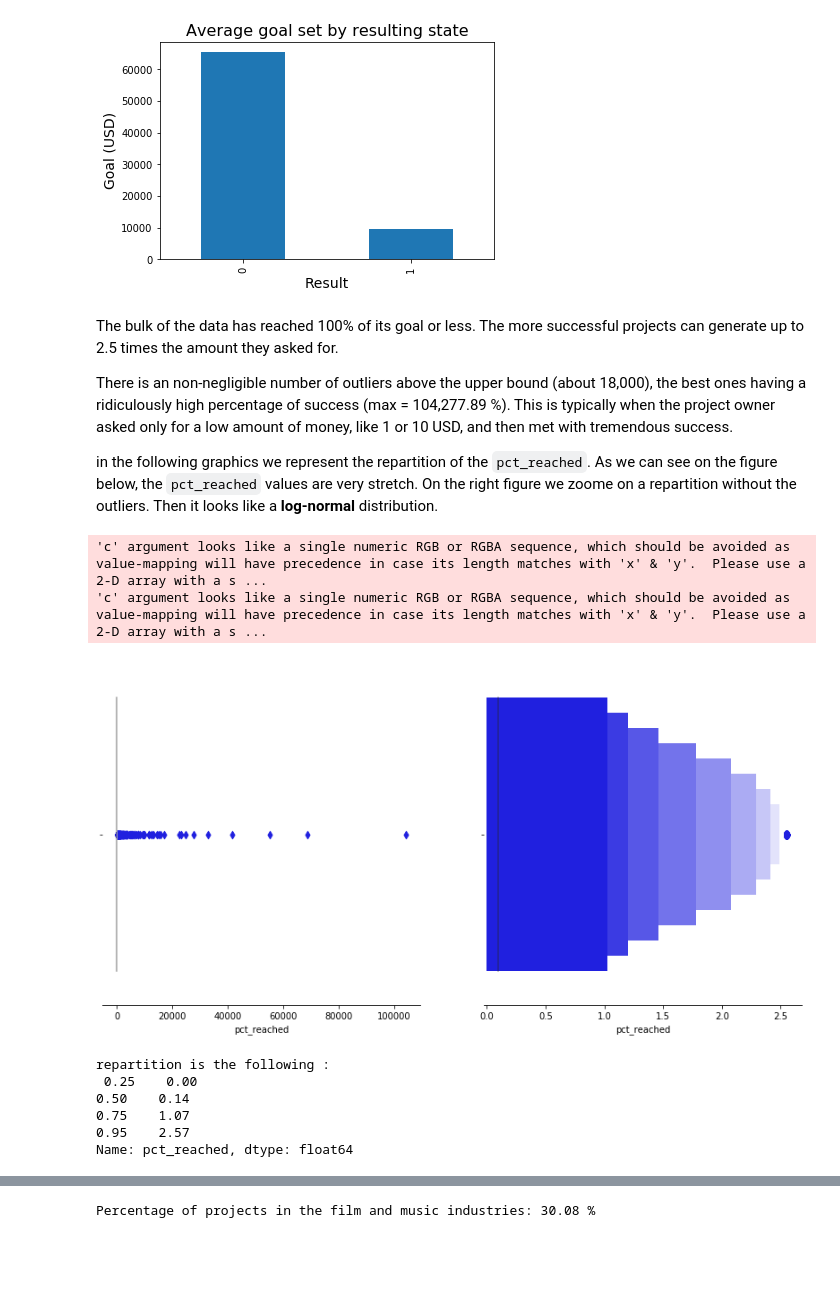
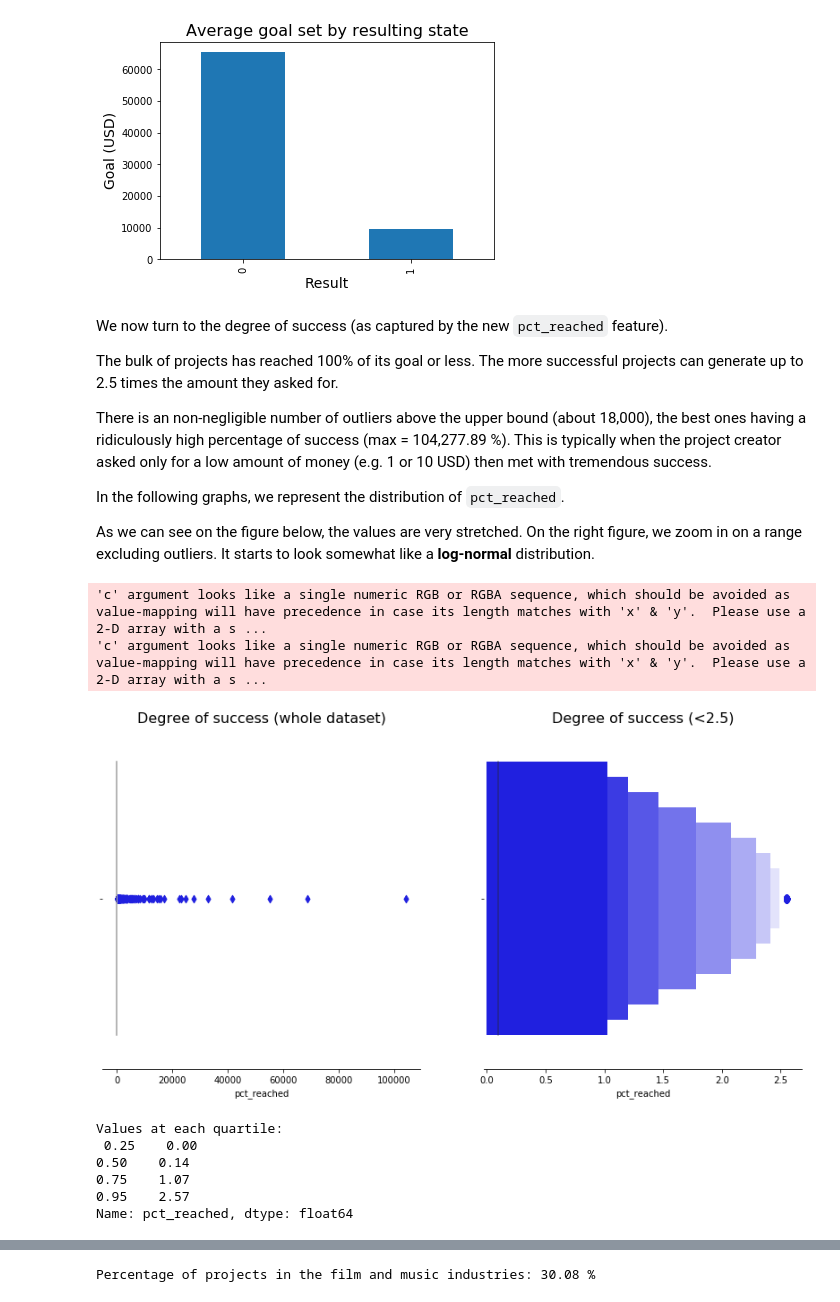
Before and after one commit to tbacha/DMML2019_Team_Apple, a Jupyter notebook: code/Kickstarter_notebook_Team_Apple_EDA.ipynb, the cells around one changed output, grey strips where cells are left out. Drawn from its saved outputs; the diff is of its cells as text; code cells hidden in the pictures; blank space fills up the shorter version.

```diff
--- a/code/Kickstarter_notebook_Team_Apple_EDA.ipynb
+++ b/code/Kickstarter_notebook_Team_Apple_EDA.ipynb
@@ -193,25 +199,27 @@ ax.set_ylabel("Goal (USD)", size=14)
 Text(0, 0.5, 'Goal (USD)')
 [figure]
 # %% [markdown]
-The bulk of the data has reached 100% of its goal or less. The more successful projects can generate up to 2.5 times the amount they asked for.
+We now turn to the degree of success (as captured by the new `pct_reached` feature).
 
-There is an non-negligible number of outliers above the upper bound (about 18,000), the best ones having a ridiculously high percentage of success (max = 104,277.89 %). This is typically when the project owner asked only for a low amount of money, like 1 or 10 USD, and then met with tremendous success.
+The bulk of projects has reached 100% of its goal or less. The more successful projects can generate up to 2.5 times the amount they asked for.
 
-in the following graphics we represent the repartition of the `pct_reached`.
-As we can see on the figure below, the `pct_reached` values are very stretch. On the right figure we zoome on a repartition without the outliers.
-Then it looks like a **log-normal** distribution.
+There is an non-negligible number of outliers above the upper bound (about 18,000), the best ones having a ridiculously high percentage of success (max = 104,277.89 %). This is typically when the project creator asked only for a low amount of money (e.g. 1 or 10 USD) then met with tremendous success.
+
+In the following graphs, we represent the distribution of `pct_reached`.
+
+As we can see on the figure below, the values are very stretched. On the right figure, we zoom in on a range excluding outliers. It starts to look somewhat like a **log-normal** distribution.
 # %%
 f, axes = plt.subplots(1, 2, figsize=(14, 7), sharex=False)
 sns.despine(left=True)
-sns.boxenplot(x="pct_reached",color="b", scale="linear", data=df,ax=axes[0])
-sns.boxenplot(x="pct_reached",color="b", scale="linear", data=df[df["pct_reached"]<2.57],ax=axes[1])
+sns.boxenplot(x="pct_reached",color="b", scale="linear", data=df,ax=axes[0]).set_title("Degree of success (whole dataset)", size=16)
+sns.boxenplot(x="pct_reached",color="b", scale="linear", data=df[df["pct_reached"]<2.57],ax=axes[1]).set_title("Degree of success (<2.5)", size=16)
 plt.show()
-print("repartition is the following :\n",df["pct_reached"].quantile([0.25,0.5,0.75,0.95]))
+print("Values at each quartile:\n", df["pct_reached"].quantile([0.25,0.5,0.75,0.95]))
 # %% [output]
 'c' argument looks like a single numeric RGB or RGBA sequence, which should be avoided as value-mapping will have precedence in case its length matches with 'x' & 'y'.  Please use a 2-D array with a s ...
 'c' argument looks like a single numeric RGB or RGBA sequence, which should be avoided as value-mapping will have precedence in case its length matches with 'x' & 'y'.  Please use a 2-D array with a s ...
-[figure, old version]
+[figure, new version]
-repartition is the following :
+Values at each quartile:
  0.25    0.00
 0.50    0.14
 0.75    1.07
```
Also changed, not shown: parts of 51 cells of this notebook, 1 other file.
